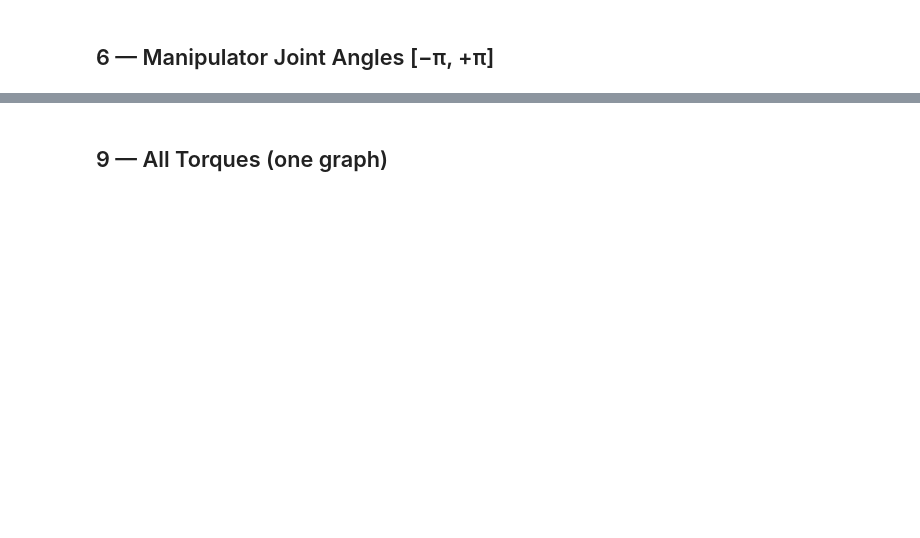
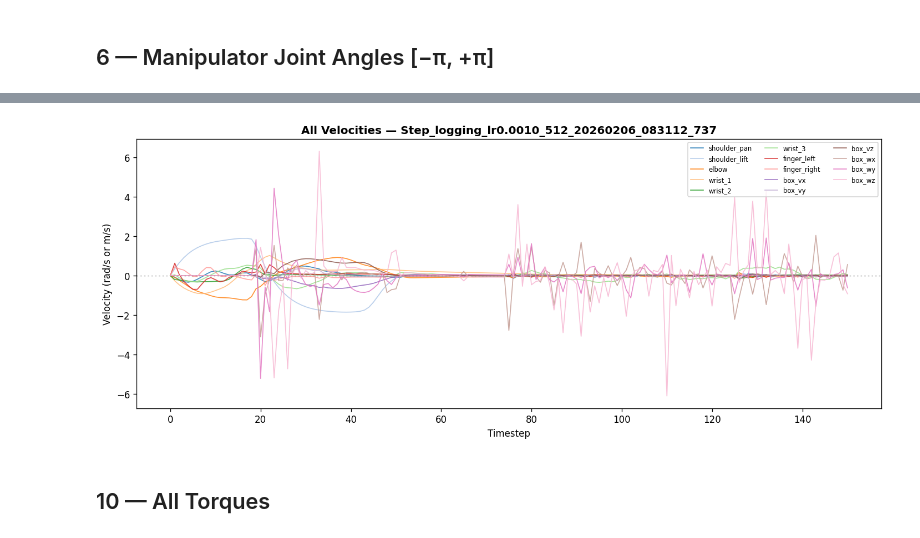
Before and after one commit to weissma6/my_mujoco_playground, a Jupyter notebook: evaluation/Rollout_Viz.ipynb, the cells around one changed output, grey strips where cells are left out. Saved outputs shown, nothing was run; the diff lists cells and outputs as text; code cells hidden in the pictures; blank space fills up the shorter version.

```diff
--- a/evaluation/Rollout_Viz.ipynb
+++ b/evaluation/Rollout_Viz.ipynb
@@ -164,26 +440,27 @@ else:
 # %%
 if vel_cols:
     t = df['timestep'].values
     fig, ax = plt.subplots(figsize=(12, 5))
 
     colors = plt.cm.tab20.colors
     for i, col in enumerate(vel_cols):
-        label = col.replace('vel_', 'v')
         ax.plot(t, df[col].values, lw=1.0, color=colors[i % len(colors)],
-                label=label, alpha=0.85)
+                label=vel_name_map.get(col, col), alpha=0.85)
 
     ax.axhline(0, color='gray', ls=':', alpha=0.3)
     ax.set_xlabel('Timestep')
     ax.set_ylabel('Velocity (rad/s or m/s)')
     ax.set_title(f'All Velocities — {run.name}', fontweight='bold')
     ax.legend(loc='upper right', fontsize=7, ncol=3)
     plt.tight_layout()
     plt.savefig('all_velocities.png', dpi=300, bbox_inches='tight')
     plt.show()
 else:
     print('No velocity columns found.')
+# %% [output]
+[figure, added]
 # %% [markdown]
-## 9 — All Torques (one graph)
+## 10 — All Torques
 # %%
 if torque_cols:
     t = df['timestep'].values
```
Also changed, not shown: parts of 21 cells of this notebook, 9 other files.
